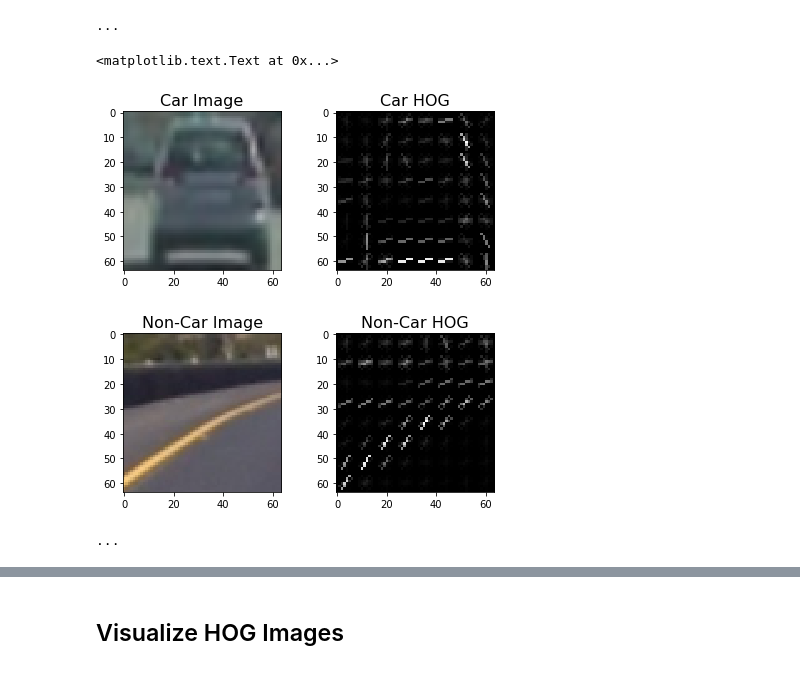
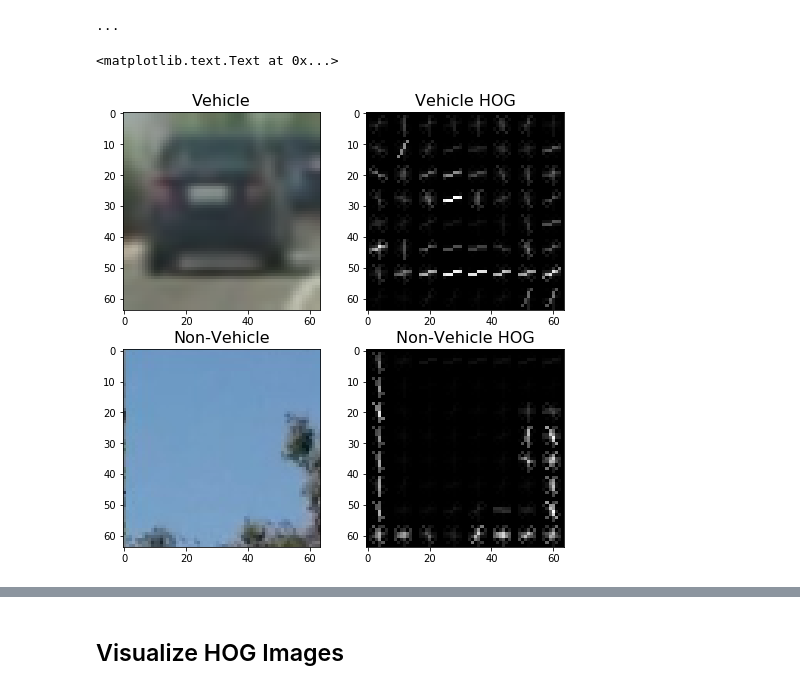
Before and after one commit to thomasdunlap/Autonomous-Vehicle-HOG-Detection, a Jupyter notebook: Vehicle_Detection.ipynb, the cells around one changed output, grey strips where cells are left out. Cells and saved outputs as stored; diff of their text form; code cells hidden in the pictures.

```diff
--- a/Vehicle_Detection.ipynb
+++ b/Vehicle_Detection.ipynb
@@ -43,19 +46,3 @@ print(len(vehicles), len(non_vehicles))
-# %%
-def read_path(dir, pattern):
-    """
-    Returns an image list with the image contained on the directory `dir` matching the `pattern`.
-    """
-    images = []
-    # Returns, path, directory names, and filenames of given directory
-    for dirpath, dirnames, filenames in os.walk(dir):
-        for dirname in dirnames:
-            images.append(glob.glob(dir + '/' + dirname + '/' + pattern))
-    flatten = [item for sublist in images for item in sublist]
-
-    return [cv2.cvtColor(cv2.imread(img), cv2.COLOR_BGR2RGB) for img in flatten]
-
-vehicles = read_path('./train_images/vehicles', '*.png')
-non_vehicles = read_path('./train_images/non-vehicles', '*.png')
 # %% [markdown]
 ## Visualize Images
 # %%
@@ -122,25 +92,26 @@ print('...')
 ...
 # %%
 #4
-car_img = mpimg.imread(vehicles[5])
+car_img = mpimg.imread(vehicles[0])
 _, car_dst = get_hog_features(car_img[:,:,2], 9, 8, 8, vis=True, feature_vec=True)
-noncar_img = mpimg.imread(non_vehicles[5])
+noncar_img = mpimg.imread(non_vehicles[0])
 _, noncar_dst = get_hog_features(noncar_img[:,:,2], 9, 8, 8, vis=True, feature_vec=True)
 
 # Visualize
-f, ((ax1, ax2), (ax3, ax4)) = plt.subplots(2, 2, figsize=(7,7))
-f.subplots_adjust(hspace = .4, wspace=.2)
-ax1.imshow(car_img)
-ax1.set_title('Car Image', fontsize=16)
-ax2.imshow(car_dst, cmap='gray')
-ax2.set_title('Car HOG', fontsize=16)
-ax3.imshow(noncar_img)
-ax3.set_title('Non-Car Image', fontsize=16)
-ax4.imshow(noncar_dst, cmap='gray')
-ax4.set_title('Non-Car HOG', fontsize=16)
+fig, axes = plt.subplots(2, 2, figsize=(8, 8))
+axes = axes.ravel()
+
+axes[0].imshow(car_img)
+axes[0].set_title('Vehicle', fontsize=16)
+axes[1].imshow(car_dst, cmap='gray')
+axes[1].set_title('Vehicle HOG', fontsize=16)
+axes[2].imshow(noncar_img)
+axes[2].set_title('Non-Vehicle', fontsize=16)
+axes[3].imshow(noncar_dst, cmap='gray')
+axes[3].set_title('Non-Vehicle HOG', fontsize=16)
 # %% [output]
 <matplotlib.text.Text at 0x...>
-[figure, old version]
+[figure, new version]
 # %%
 # 5
 # Define a function to extract features from a list of image locations
@@ -156,6 +127,7 @@ def extract_features(imgs, cspace='RGB', orient=9,
         # Read in each one by one
         image = mpimg.imread(file)
         # apply color conversion if other than 'RGB'
+        '''
         if cspace != 'RGB':
             if cspace == 'HSV':
                 feature_image = cv2.cvtColor(image, cv2.COLOR_RGB2HSV)
@@ -168,6 +140,13 @@ def extract_features(imgs, cspace='RGB', orient=9,
             elif cspace == 'YCrCb':
                 feature_image = cv2.cvtColor(image, cv2.COLOR_RGB2YCrCb)
         else: feature_image = np.copy(image)
+        '''
+
+        if cspace != 'RGB':
+            conversion = "cv2.COLOR_RGB2" + cspace
+            feature_image = cv2.cvtColor(img, eval(conversion))
+        else:
+            feature_image = np.copy(img)
 
         # Call get_hog_features() with vis=False, feature_vec=True
         if hog_channel == 'ALL':
@@ -186,8 +165,6 @@ def extract_features(imgs, cspace='RGB', orient=9,
     return features
 
 print('...')
-# %% [output]
-...
 # %%
 # 6
 # Feature extraction parameters
```
Also changed, not shown: parts of 27 cells of this notebook.
